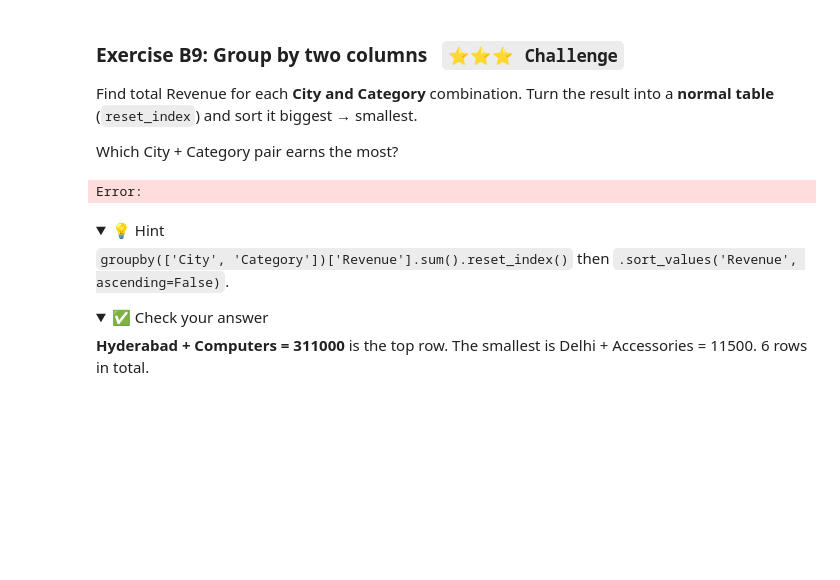
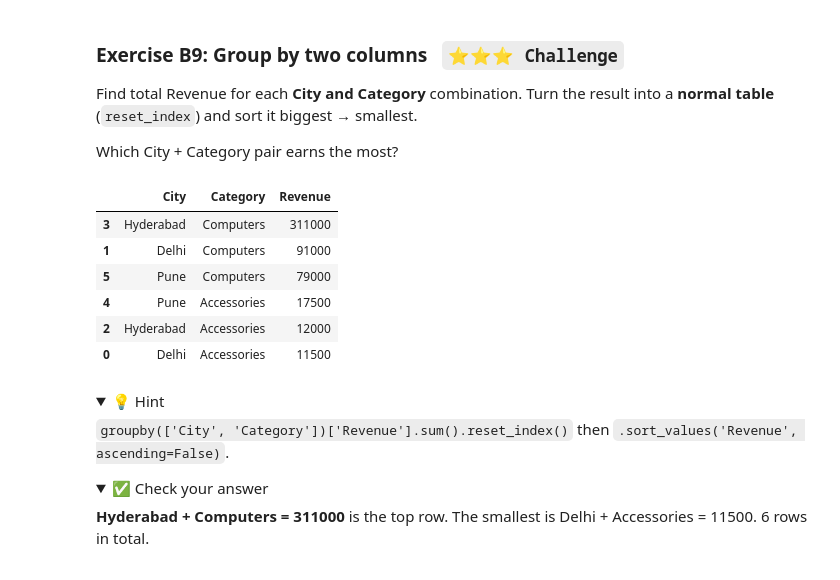
Before and after one commit to Taulant-TM/pandas-assessment, a Jupyter notebook: Pandas_Exercises.ipynb, the cells around one changed output. Drawn from its saved outputs; the diff is of its cells as text; code cells hidden in the pictures; folded sections open; blank space fills up the shorter version.

Commit message:
Complete Part B - Group By

```diff
--- a/Pandas_Exercises.ipynb
+++ b/Pandas_Exercises.ipynb
@@ -551,9 +609,24 @@ Find total Revenue for each **City and Category** combination. Turn the result i
 
 Which City + Category pair earns the most?
 # %%
-# Write your code here
+city_category = orders.groupby(
+    ['City', 'Category']
+)['Revenue'].sum().reset_index()
+
+city_category = city_category.sort_values(
+    by='Revenue',
+    ascending=False
+)
+
+city_category
 # %% [output]
-Error:
+|  | City | Category | Revenue |
+| 3 | Hyderabad | Computers | 311000 |
+| 1 | Delhi | Computers | 91000 |
+| 5 | Pune | Computers | 79000 |
+| 4 | Pune | Accessories | 17500 |
+| 2 | Hyderabad | Accessories | 12000 |
+| 0 | Delhi | Accessories | 11500 |
 # %% [markdown]
 <details><summary>💡 Hint</summary>
 
```
Also changed, not shown: parts of 26 cells of this notebook.
